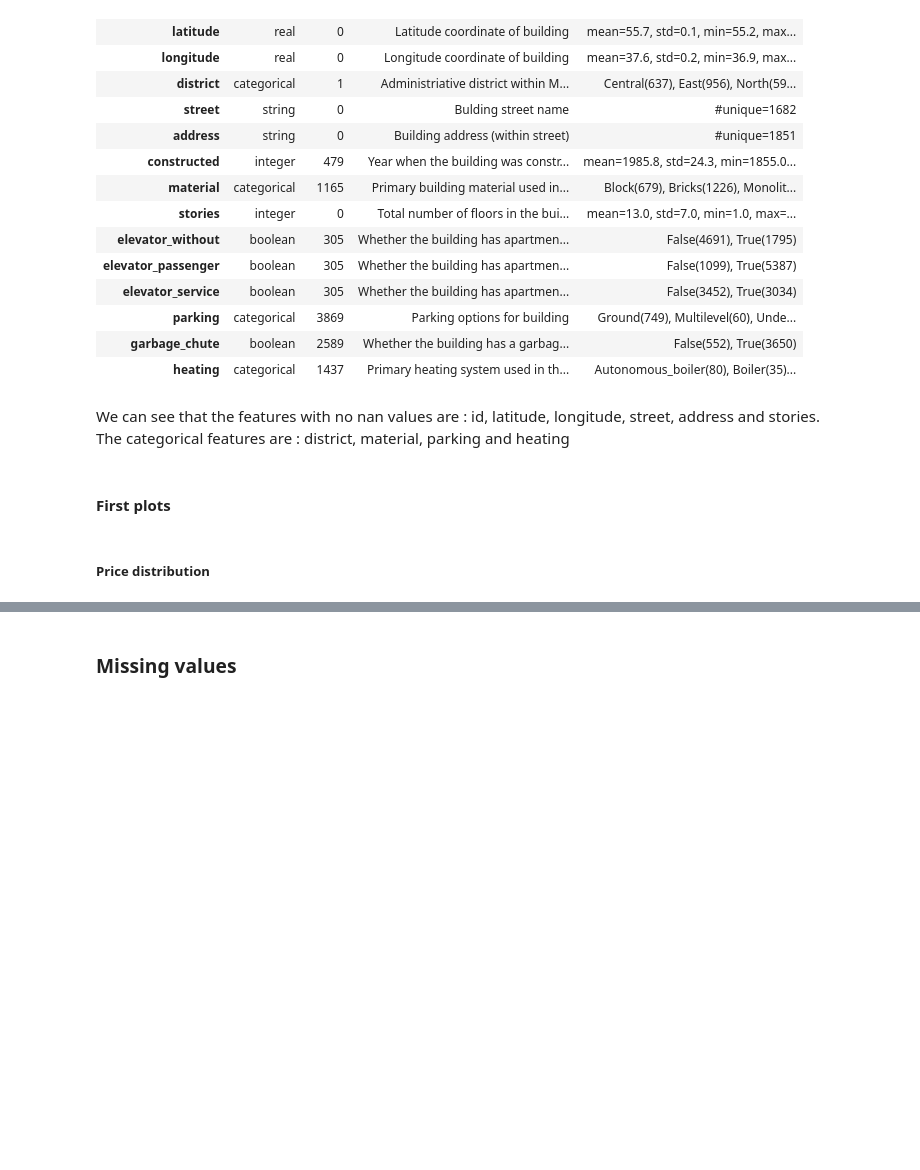
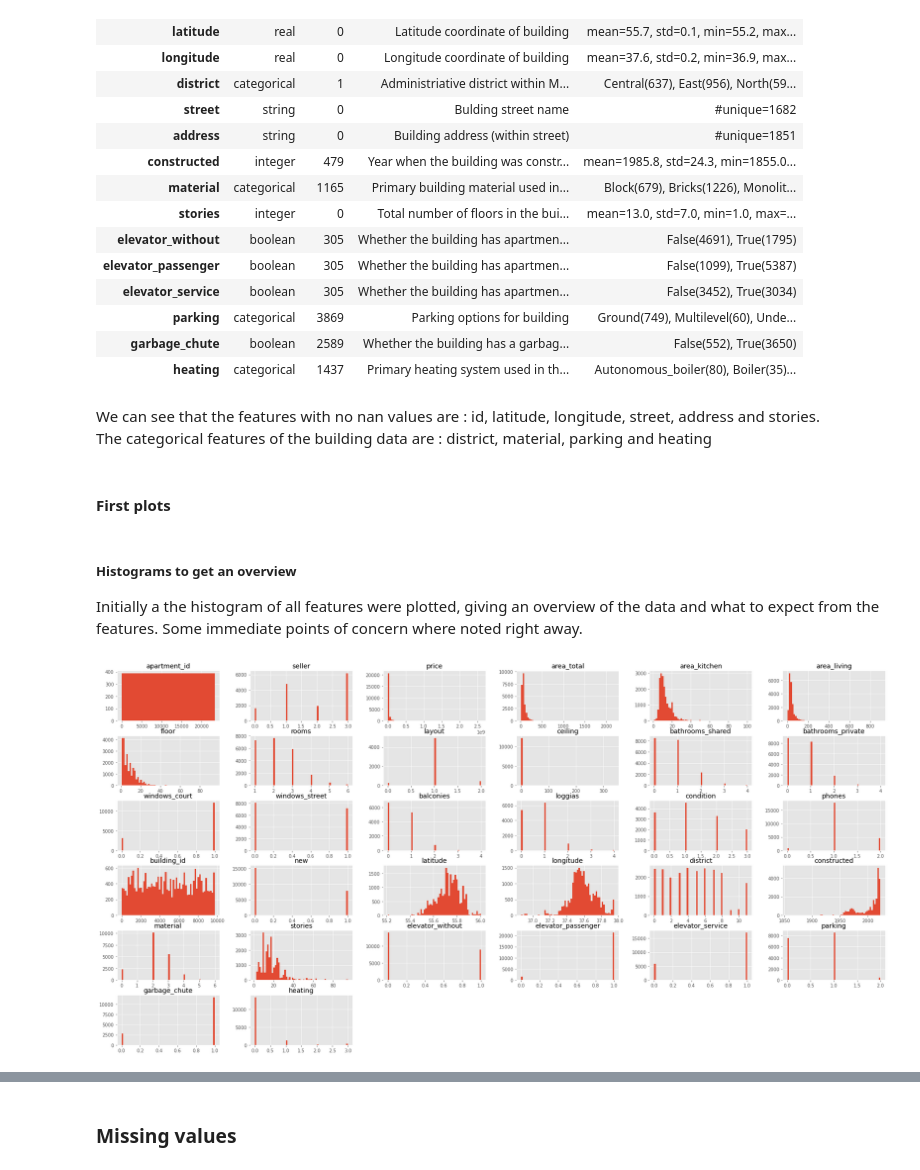
Before and after one commit to henrfj/TDT4173-ML, a Jupyter notebook: long_notebook.ipynb, the cells around one changed output, grey strips where cells are left out. Drawn from its saved outputs; the diff is of its cells as text; code cells hidden in the pictures; blank space fills up the shorter version.

```diff
--- a/long_notebook.ipynb
+++ b/long_notebook.ipynb
@@ -183,8 +185,15 @@ Loaded 6791 building
 | heating | categorical | 1437 | Primary heating system used in th... | Autonomous_boiler(80), Boiler(35)... |
 # %% [markdown]
 We can see that the features with no nan values are : id, latitude, longitude, street, address and stories.
-The categorical features are : district, material, parking and heating
+The categorical features of the building data are : district, material, parking and heating
 # %% [markdown]
 #### First plots
-# %% [markdown]
-##### Price distribution
+# %% [markdown]
+##### Histograms to get an overview
+Initially a the histogram of all features were plotted, giving an overview of the data and what to expect from the features. Some immediate points of concern where noted right away.
+# %%
+#df_train[["area_total", "area_living", "area_kitchen", "ceiling", "latitude", "longitude"]].hist(bins=60, figsize=(30,7))
+df_train.hist(bins=60, figsize=(30,15))
+plt.show()
+# %% [output]
+[figure, added]
```
Also changed, not shown: parts of 18 cells of this notebook, 23 other files.
